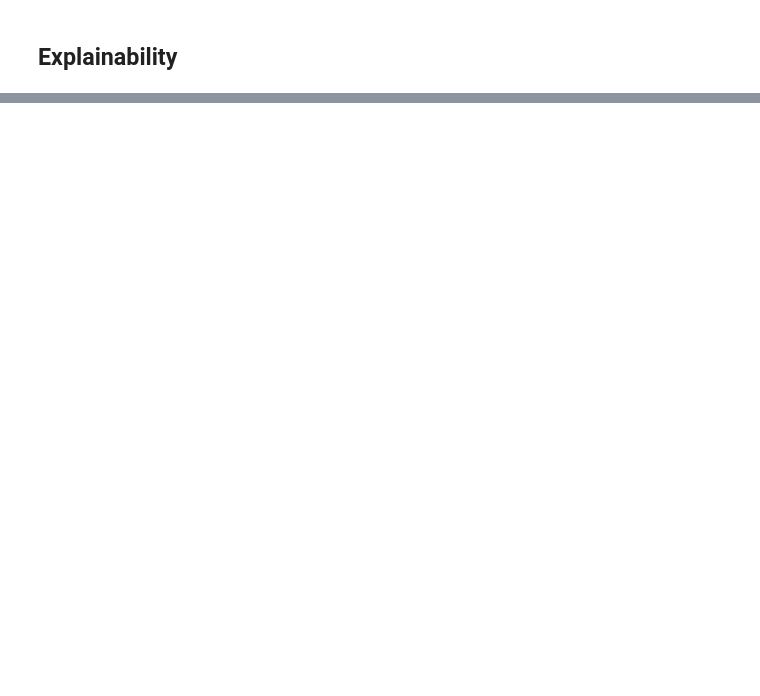
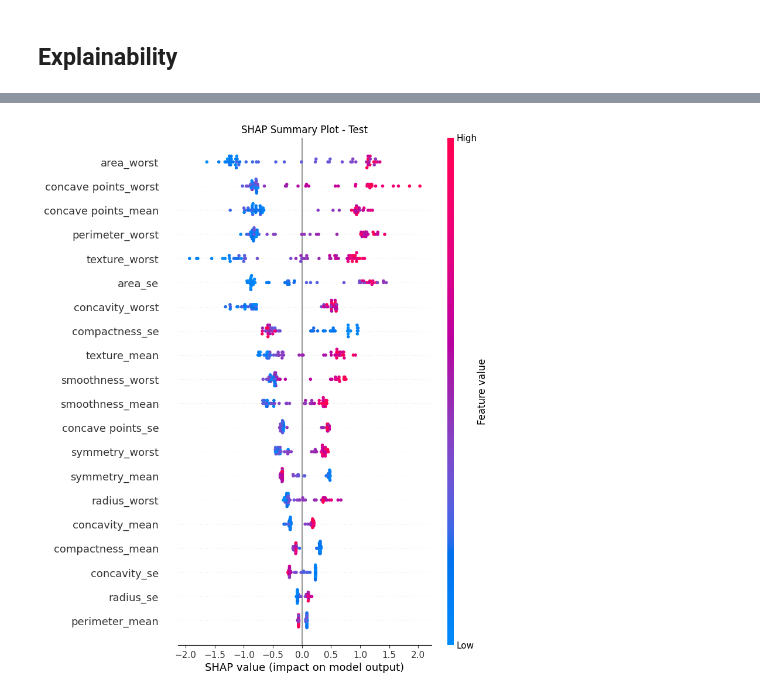
Before and after one commit to Haimzis/KaggleBreastCancerDetection, a Jupyter notebook: pipeline.ipynb, the cells around one changed output, grey strips where cells are left out. Cells and saved outputs as stored; diff of their text form; code cells hidden in the pictures; blank space fills up the shorter version.

```diff
--- a/pipeline.ipynb
+++ b/pipeline.ipynb
@@ -1138,0 +1127,9 @@ We will revisit it after using explainability tools, which might help us underst
+# %%
+shap_values_test = explainer.shap_values(_X_test_df)
+
+plt.figure(figsize=(9, 6))
+shap.summary_plot(shap_values_test, _X_test_df, plot_type='dot', show=False)
+plt.title("SHAP Summary Plot - Test")
+plt.show()
+# %% [output]
+[figure, added]
```
Also changed, not shown: parts of 47 cells of this notebook, 3 other files.
